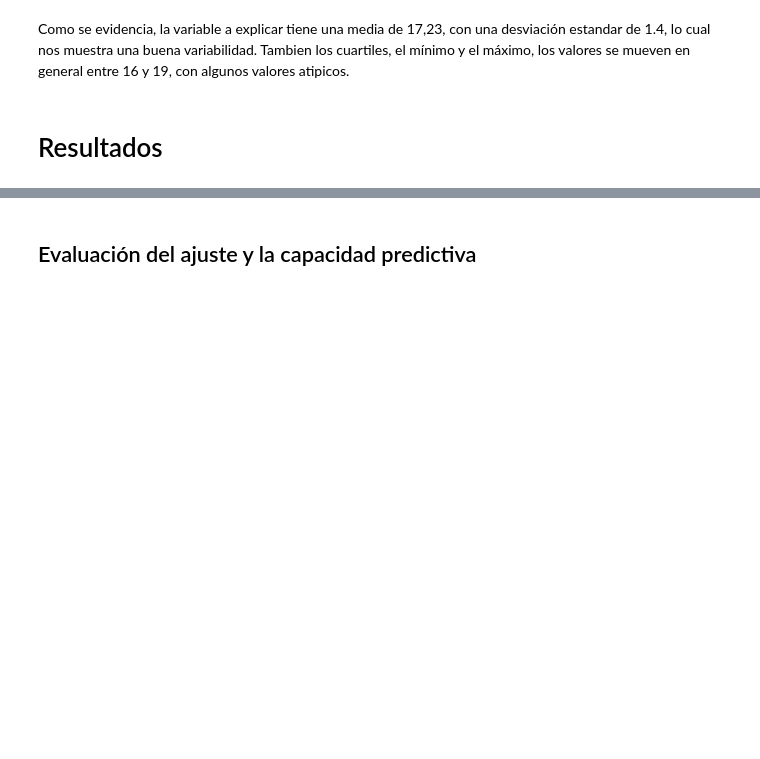
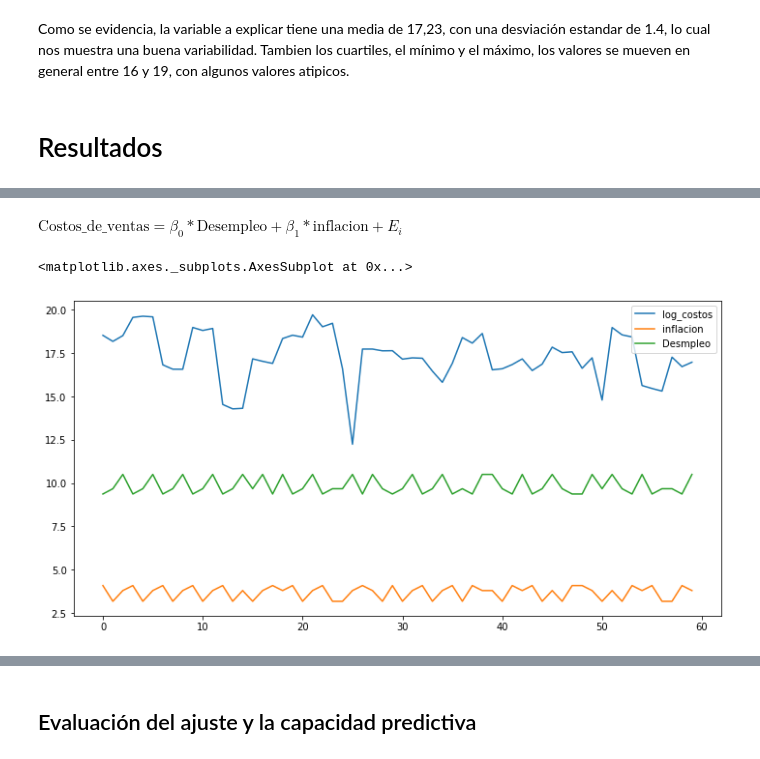
Before and after one commit to juancsaldarriaga/Informe_sector_consultoria_MAE, a Jupyter notebook: trabajo_final_Camilo_Saldarriaga.ipynb, the cells around one changed output, grey strips where cells are left out. Cells and saved outputs as stored; diff of their text form; code cells hidden in the pictures; blank space fills up the shorter version.

```diff
--- a/trabajo_final_Camilo_Saldarriaga.ipynb
+++ b/trabajo_final_Camilo_Saldarriaga.ipynb
@@ -521,0 +578,7 @@ $𝑙𝑜𝑔\_𝑐𝑜𝑠𝑡𝑜𝑠 =  𝐷𝑒𝑠𝑚𝑝𝑙𝑒𝑜 +
+# %% [markdown]
+$\text{Costos_de_ventas} =  \beta_0*\text{Desempleo} + \beta_1*\text{inflacion} + E_i$
+# %%
+data_reg2[["log_costos", "inflacion", "Desmpleo"]].sort_index().reset_index(drop=True).plot(figsize=(12,6))
+# %% [output]
+<matplotlib.axes._subplots.AxesSubplot at 0x...>
+[figure, added]
```
Also changed, not shown: parts of 59 cells of this notebook, 1 other file.
